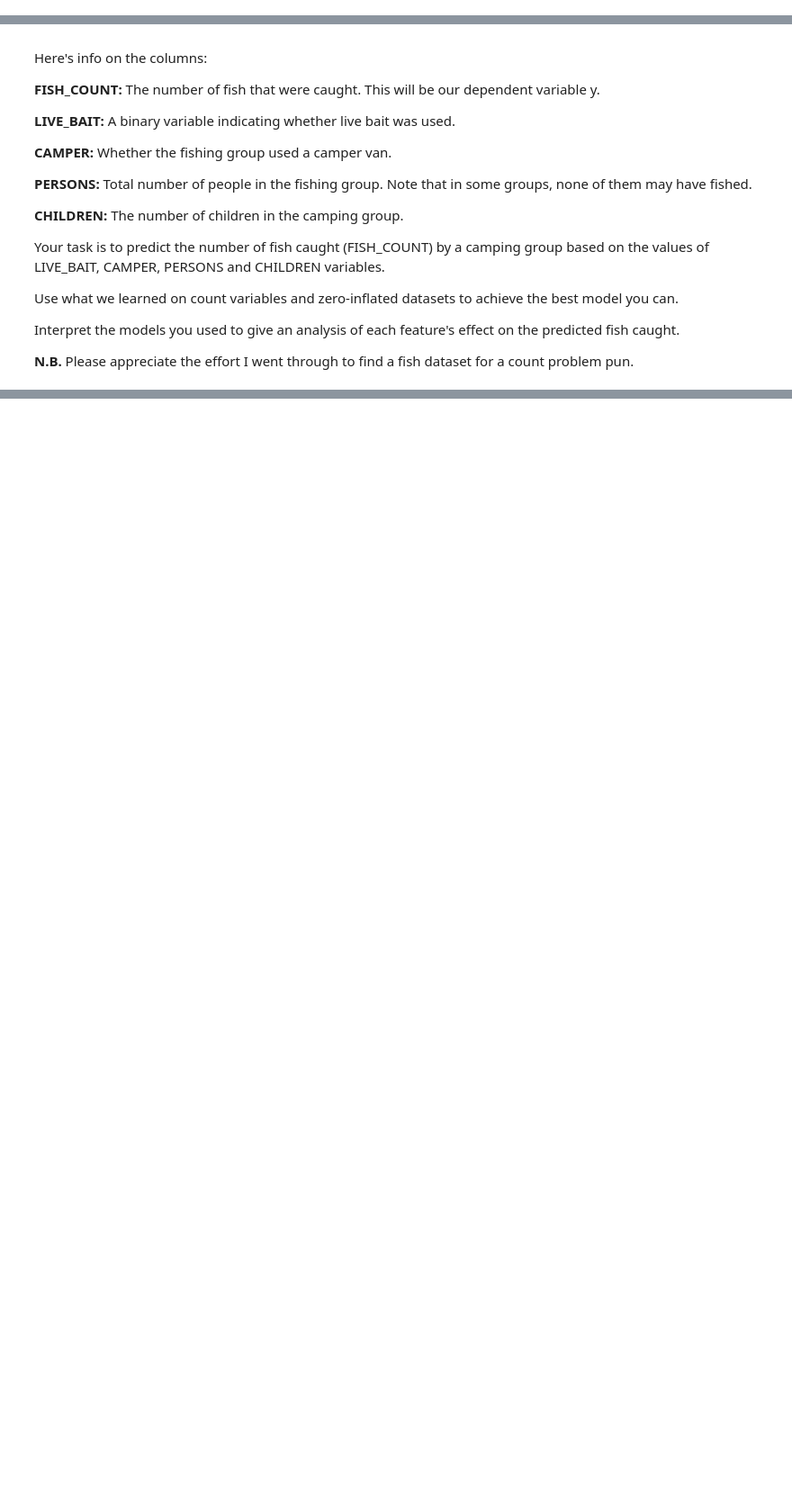
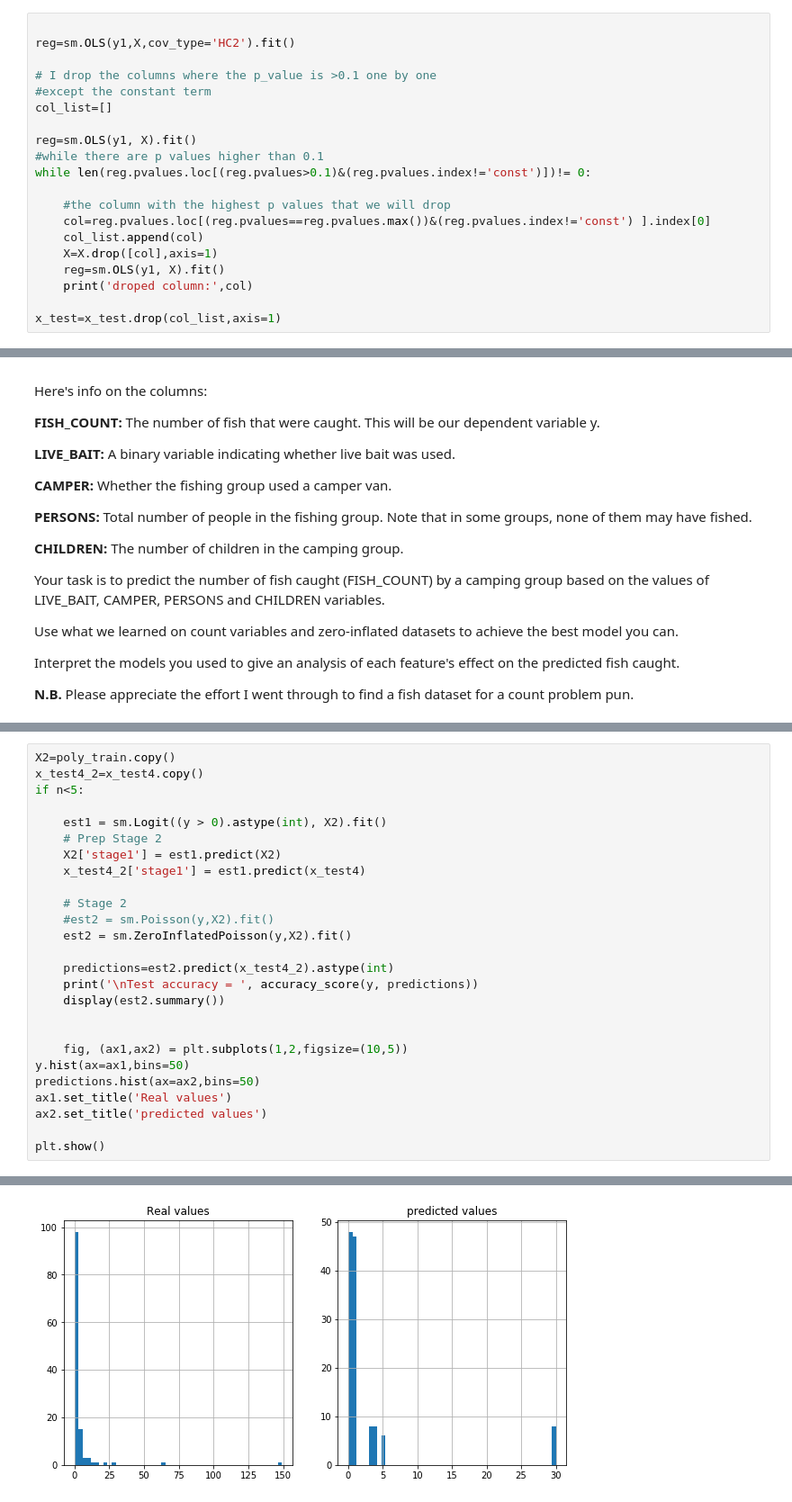
Before and after one commit to cb-ds-1/3-7-glm, a Jupyter notebook: workshop.ipynb, the cells around one changed output, grey strips where cells are left out. Shown at 90% size. Cells and saved outputs as stored; diff of their text form; blank space fills up the shorter version.

```diff
--- a/workshop.ipynb
+++ b/workshop.ipynb
@@ -10,0 +107,20 @@ How much better is logistic regression than OLS on binary data?
+# %%
+
+reg=sm.OLS(y1,X,cov_type='HC2').fit()
+
+# I drop the columns where the p_value is >0.1 one by one
+#except the constant term
+col_list=[]
+
+reg=sm.OLS(y1, X).fit()
+#while there are p values higher than 0.1
+while len(reg.pvalues.loc[(reg.pvalues>0.1)&(reg.pvalues.index!='const')])!= 0:
+
+    #the column with the highest p values that we will drop
+    col=reg.pvalues.loc[(reg.pvalues==reg.pvalues.max())&(reg.pvalues.index!='const') ].index[0]
+    col_list.append(col)
+    X=X.drop([col],axis=1)
+    reg=sm.OLS(y1, X).fit()
+    print('droped column:',col)
+
+x_test=x_test.drop(col_list,axis=1)
@@ -65,0 +495,27 @@ Interpret the models you used to give an analysis of each feature's effect on th
+# %%
+X2=poly_train.copy()
+x_test4_2=x_test4.copy()
+if n<5:
+
+    est1 = sm.Logit((y > 0).astype(int), X2).fit()
+    # Prep Stage 2
+    X2['stage1'] = est1.predict(X2)
+    x_test4_2['stage1'] = est1.predict(x_test4)
+
+    # Stage 2
+    #est2 = sm.Poisson(y,X2).fit()
+    est2 = sm.ZeroInflatedPoisson(y,X2).fit()
+
+    predictions=est2.predict(x_test4_2).astype(int)
+    print('\nTest accuracy = ', accuracy_score(y, predictions))
+    display(est2.summary())
+
+
+    fig, (ax1,ax2) = plt.subplots(1,2,figsize=(10,5))
+y.hist(ax=ax1,bins=50)
+predictions.hist(ax=ax2,bins=50)
+ax1.set_title('Real values')
+ax2.set_title('predicted values')
+
+plt.show()
+# %% [output]
@@ -65,0 +548 @@ Interpret the models you used to give an analysis of each feature's effect on th
+[figure, added]
```
Also changed, not shown: parts of 20 cells of this notebook.
